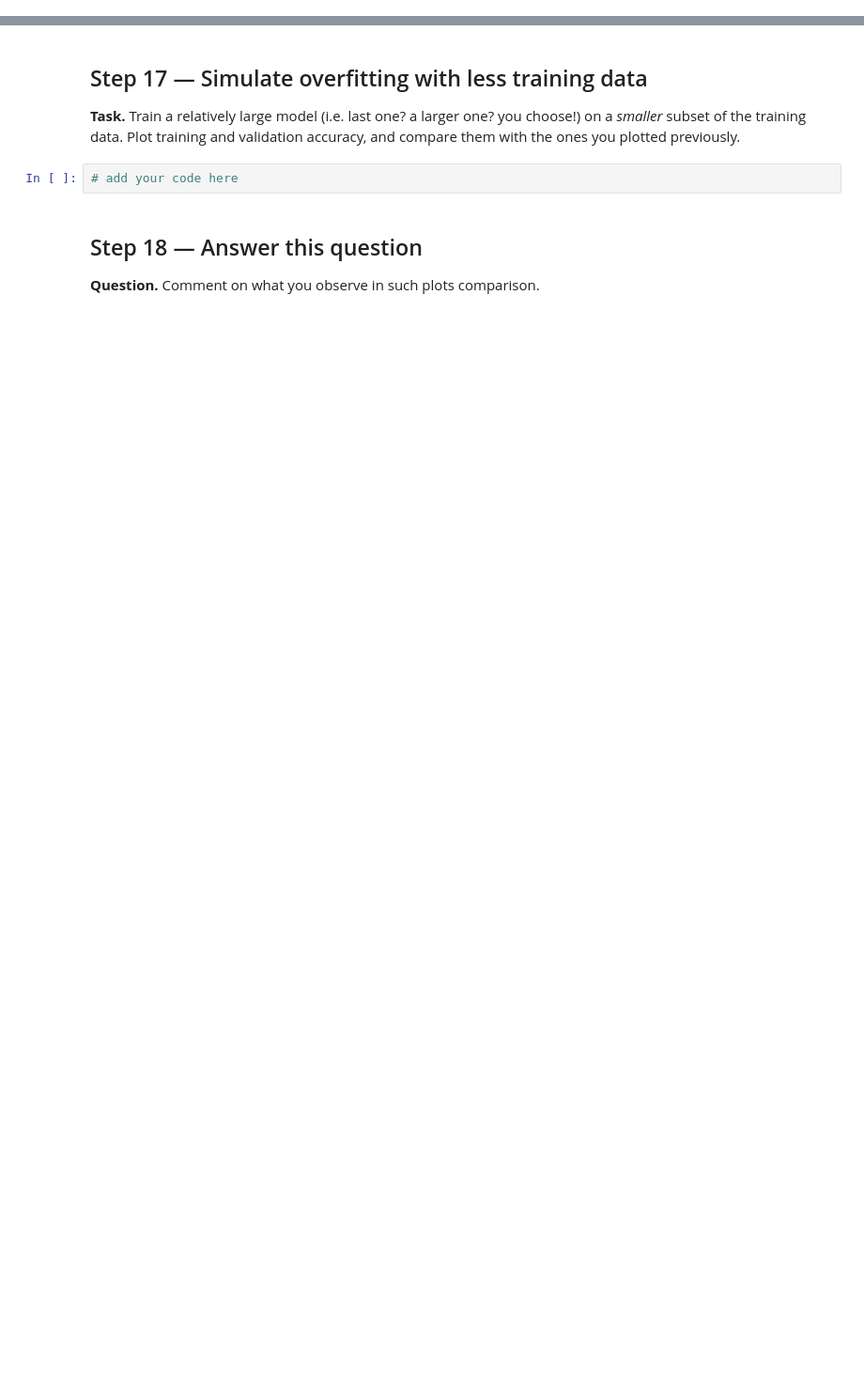
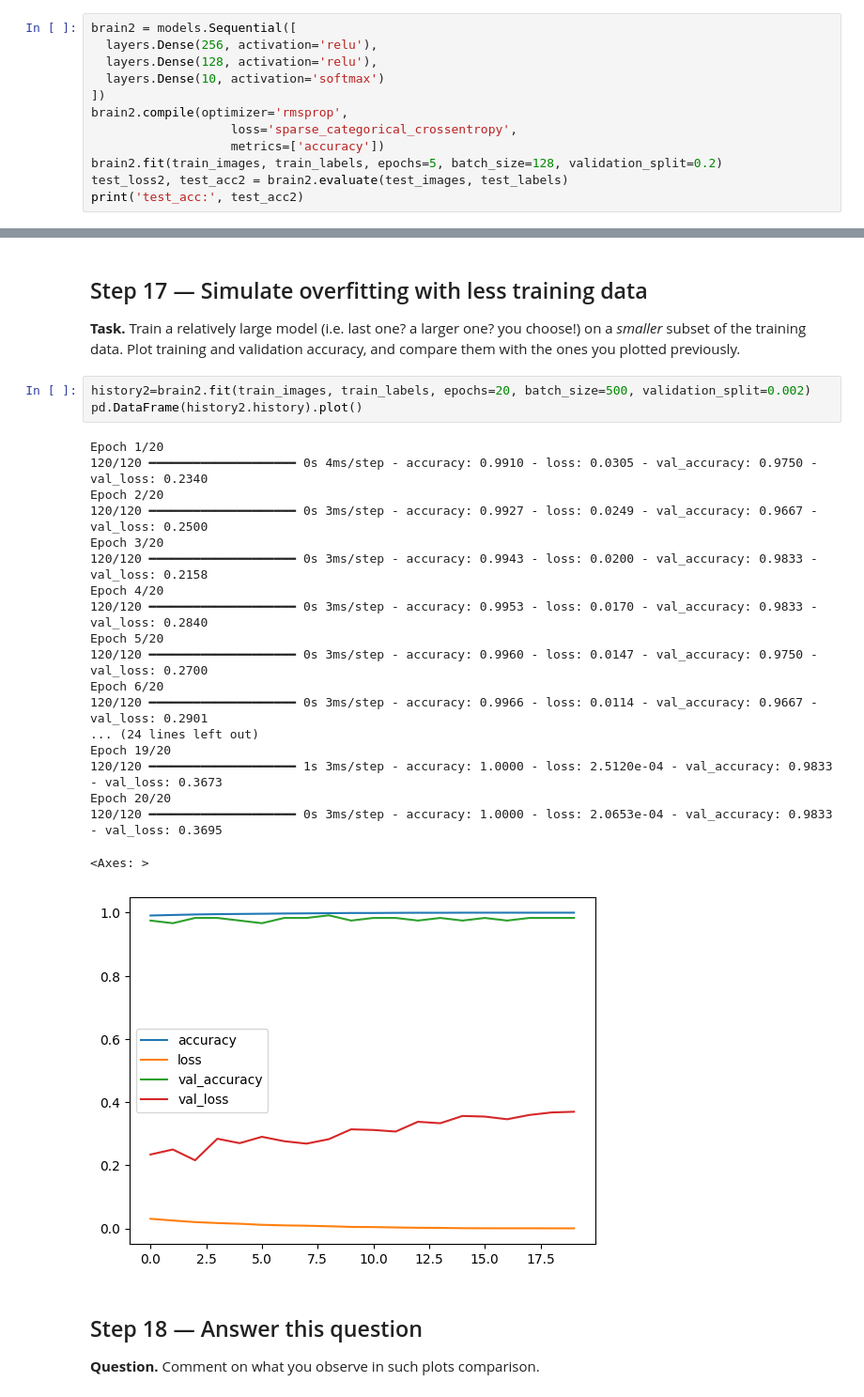
Before and after one commit to tommasomarchetti4/git_tutorial, a Jupyter notebook: SC2526_MLassignment_part1.ipynb, the cells around one changed output, grey strips where cells are left out. Shown at 94% size. Cells and saved outputs as stored; diff of their text form; blank space fills up the shorter version.

```diff
--- a/SC2526_MLassignment_part1.ipynb
+++ b/SC2526_MLassignment_part1.ipynb
@@ -252,0 +260,12 @@ for i in brain.predict(test_images[8:9]):
+# %%
+brain2 = models.Sequential([
+  layers.Dense(256, activation='relu'),
+  layers.Dense(128, activation='relu'),
+  layers.Dense(10, activation='softmax')
+])
+brain2.compile(optimizer='rmsprop',
+                   loss='sparse_categorical_crossentropy',
+                   metrics=['accuracy'])
+brain2.fit(train_images, train_labels, epochs=5, batch_size=128, validation_split=0.2)
+test_loss2, test_acc2 = brain2.evaluate(test_images, test_labels)
+print('test_acc:', test_acc2)
@@ -254,8 +286,29 @@ for i in brain.predict(test_images[8:9]):
 ## Step 17 — Simulate overfitting with less training data
 
 **Task.** Train a relatively large model (i.e. last one? a larger one? you choose!) on a *smaller* subset of the training data. Plot training and validation accuracy, and compare them with the ones you plotted previously.
-# %%
-# add your code here
+# %%
+history2=brain2.fit(train_images, train_labels, epochs=20, batch_size=500, validation_split=0.002)
+pd.DataFrame(history2.history).plot()
+# %% [output]
+Epoch 1/20
+120/120 ━━━━━━━━━━━━━━━━━━━━ 0s 4ms/step - accuracy: 0.9910 - loss: 0.0305 - val_accuracy: 0.9750 - val_loss: 0.2340
+Epoch 2/20
+120/120 ━━━━━━━━━━━━━━━━━━━━ 0s 3ms/step - accuracy: 0.9927 - loss: 0.0249 - val_accuracy: 0.9667 - val_loss: 0.2500
+Epoch 3/20
+120/120 ━━━━━━━━━━━━━━━━━━━━ 0s 3ms/step - accuracy: 0.9943 - loss: 0.0200 - val_accuracy: 0.9833 - val_loss: 0.2158
+Epoch 4/20
+120/120 ━━━━━━━━━━━━━━━━━━━━ 0s 3ms/step - accuracy: 0.9953 - loss: 0.0170 - val_accuracy: 0.9833 - val_loss: 0.2840
+Epoch 5/20
+120/120 ━━━━━━━━━━━━━━━━━━━━ 0s 3ms/step - accuracy: 0.9960 - loss: 0.0147 - val_accuracy: 0.9750 - val_loss: 0.2700
+Epoch 6/20
+120/120 ━━━━━━━━━━━━━━━━━━━━ 0s 3ms/step - accuracy: 0.9966 - loss: 0.0114 - val_accuracy: 0.9667 - val_loss: 0.2901
+... (24 lines left out)
+Epoch 19/20
+120/120 ━━━━━━━━━━━━━━━━━━━━ 1s 3ms/step - accuracy: 1.0000 - loss: 2.5120e-04 - val_accuracy: 0.9833 - val_loss: 0.3673
+Epoch 20/20
+120/120 ━━━━━━━━━━━━━━━━━━━━ 0s 3ms/step - accuracy: 1.0000 - loss: 2.0653e-04 - val_accuracy: 0.9833 - val_loss: 0.3695
+<Axes: >
+[figure, added]
 # %% [markdown]
 ## Step 18 — Answer this question
 
```
Also changed, not shown: parts of 9 cells of this notebook.
